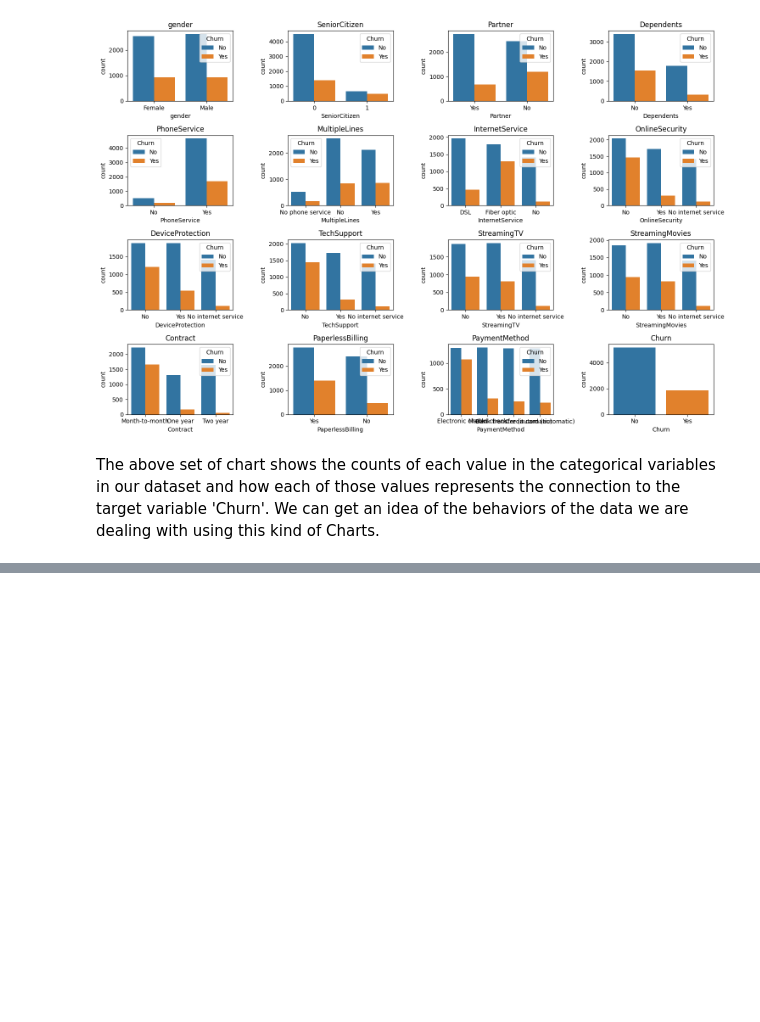
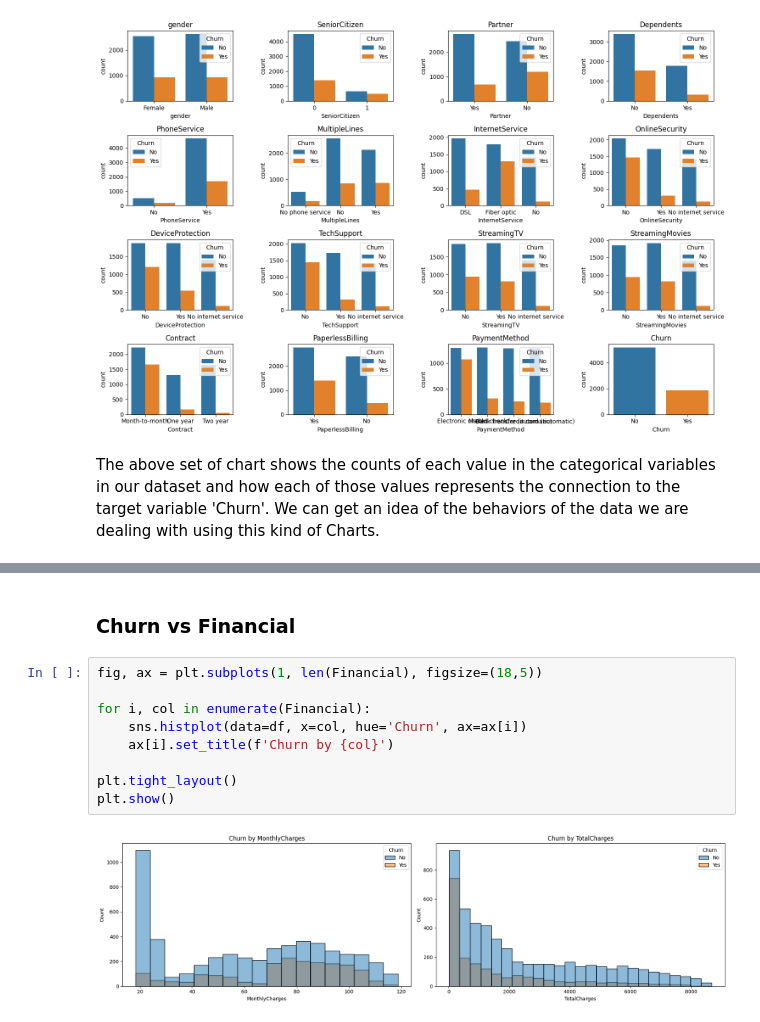
Before and after one commit to Dulina77/Churn_prediction_telco, a Jupyter notebook: Churn.ipynb, the cells around one changed output, grey strips where cells are left out. Drawn from its saved outputs; the diff is of its cells as text; blank space fills up the shorter version.

```diff
--- a/Churn.ipynb
+++ b/Churn.ipynb
@@ -243,0 +274,13 @@ The above set of chart shows the counts of each value in the categorical variabl
+# %% [markdown]
+### Churn vs Financial
+# %%
+fig, ax = plt.subplots(1, len(Financial), figsize=(18,5))
+
+for i, col in enumerate(Financial):
+    sns.histplot(data=df, x=col, hue='Churn', ax=ax[i])
+    ax[i].set_title(f'Churn by {col}')
+
+plt.tight_layout()
+plt.show()
+# %% [output]
+[figure, added]
```
Also changed, not shown: parts of 17 cells of this notebook.
